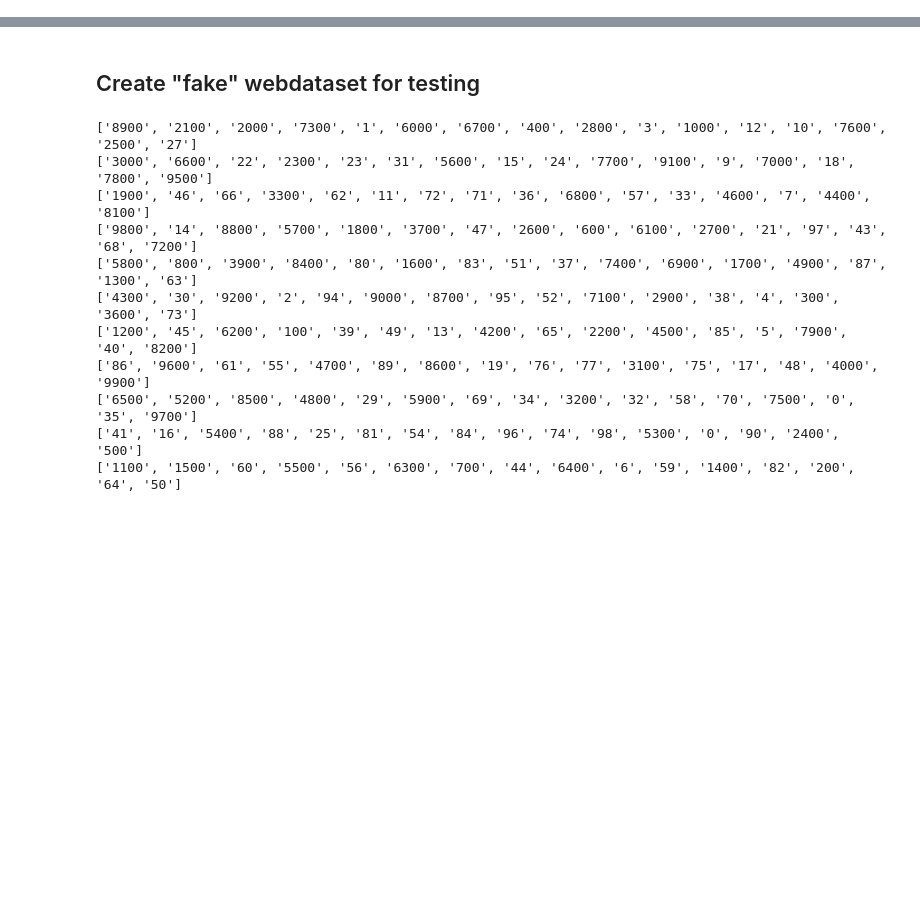
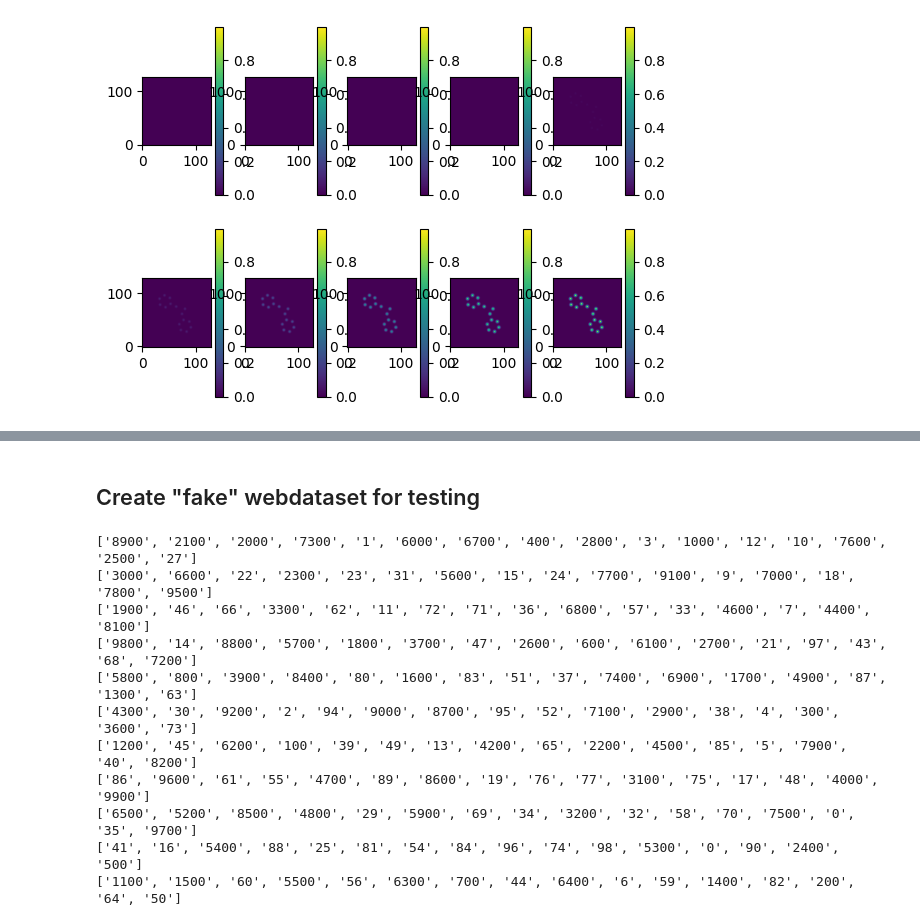
Before and after one commit to LauriKurki/molecule-net, a Jupyter notebook: notebooks/test_input_pipeline.ipynb, the cells around one changed output, grey strips where cells are left out. Saved outputs shown, nothing was run; the diff lists cells and outputs as text; code cells hidden in the pictures; blank space fills up the shorter version.

```diff
--- a/notebooks/test_input_pipeline.ipynb
+++ b/notebooks/test_input_pipeline.ipynb
@@ -82,3 +92,14 @@ for i in range(5):
+# %%
+# Plot entire stack of y[..., -1]
+channel = 1
+
+ymin, ymax = y.min(), y.max()
+for i in range(10):
+    ax = plt.subplot(2, 5, i + 1)
+    im = plt.imshow(y[..., i, channel], origin='lower', vmin=ymin, vmax=ymax)
+    plt.colorbar(im)
+# %% [output]
+[figure, added]
 # %%
 mol = ase.Atoms(positions=xyz[:, :3], numbers=xyz[:, -1].astype(int))
 view(mol)
```
Also changed, not shown: parts of 10 cells of this notebook.
